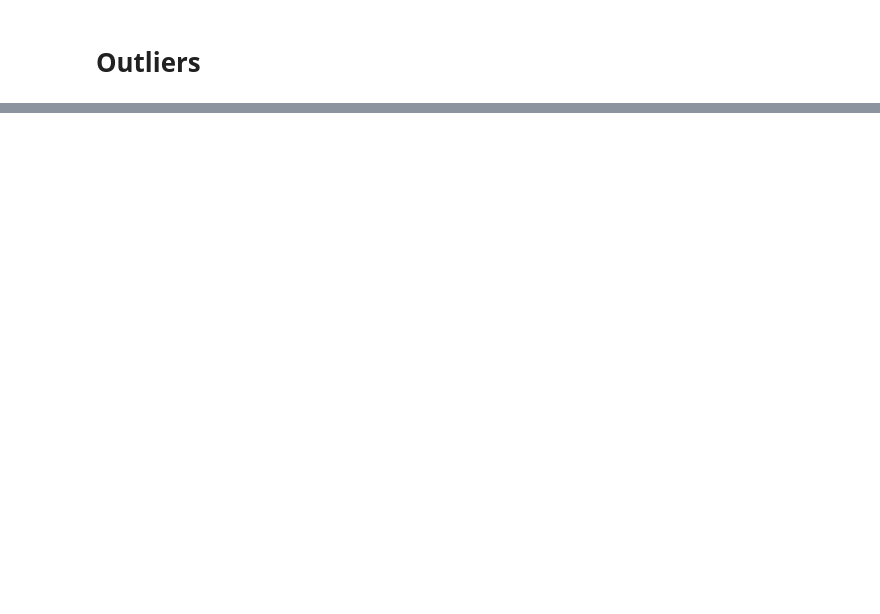
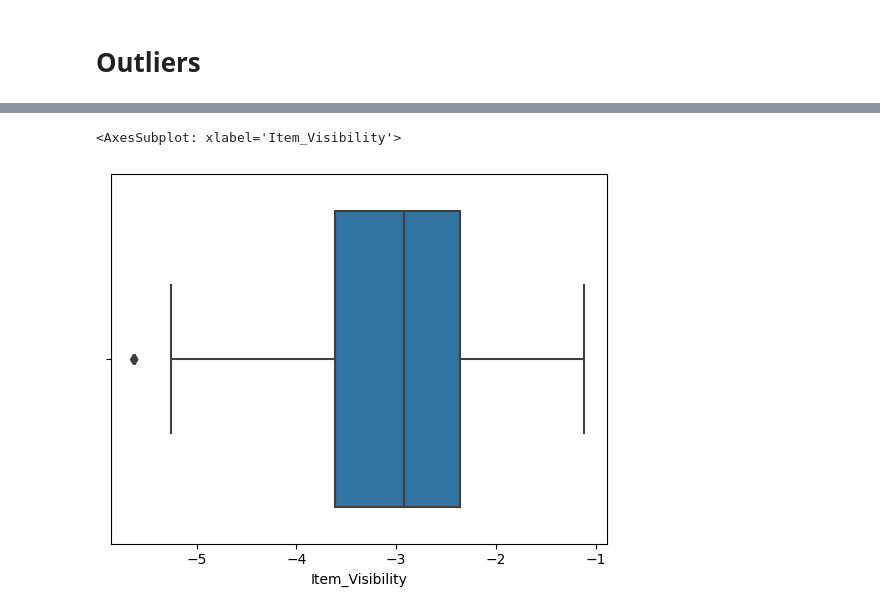
Before and after one commit to Technocolabs100/BigMart-Product-Outlet-Sales-Analysis-and-Prediction, a Jupyter notebook: BigMart_Project_Data_Preprocessing.ipynb, the cells around one changed output, grey strips where cells are left out. Drawn from its saved outputs; the diff is of its cells as text; code cells hidden in the pictures; blank space fills up the shorter version.

```diff
--- a/BigMart_Project_Data_Preprocessing.ipynb
+++ b/BigMart_Project_Data_Preprocessing.ipynb
@@ -177,0 +178,5 @@ for n, column in enumerate(columns):
+# %%
+sns.boxplot(x=np.log(bigmart_data_edited['Item_Visibility']))
+# %% [output]
+<AxesSubplot: xlabel='Item_Visibility'>
+[figure, added]
```
Also changed, not shown: parts of 19 cells of this notebook.
